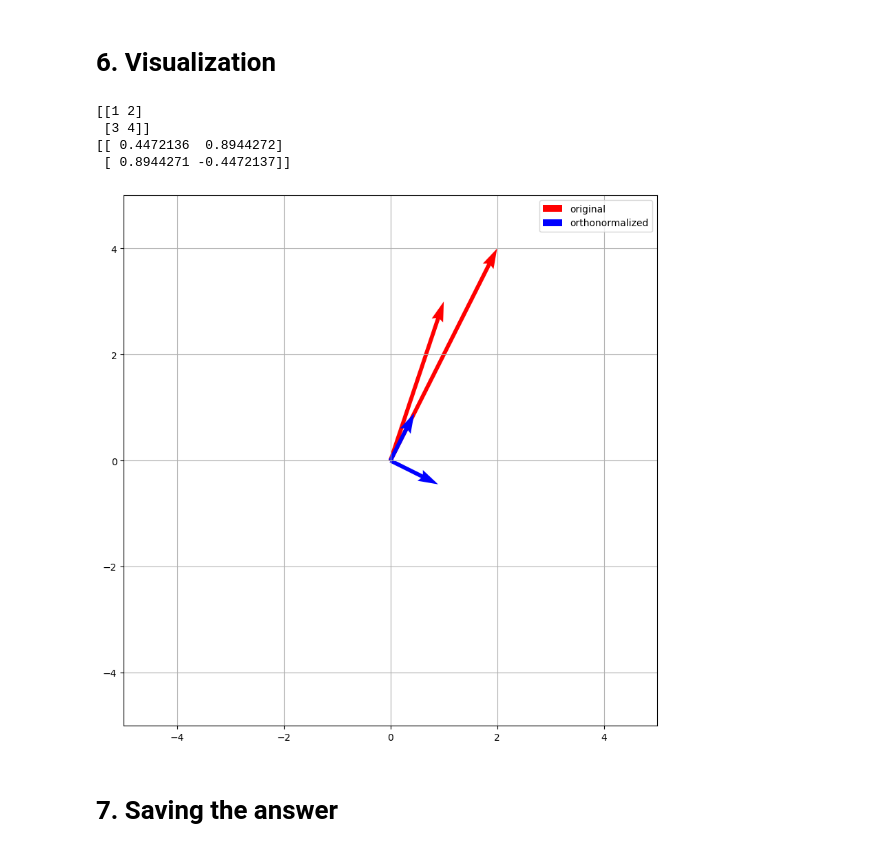
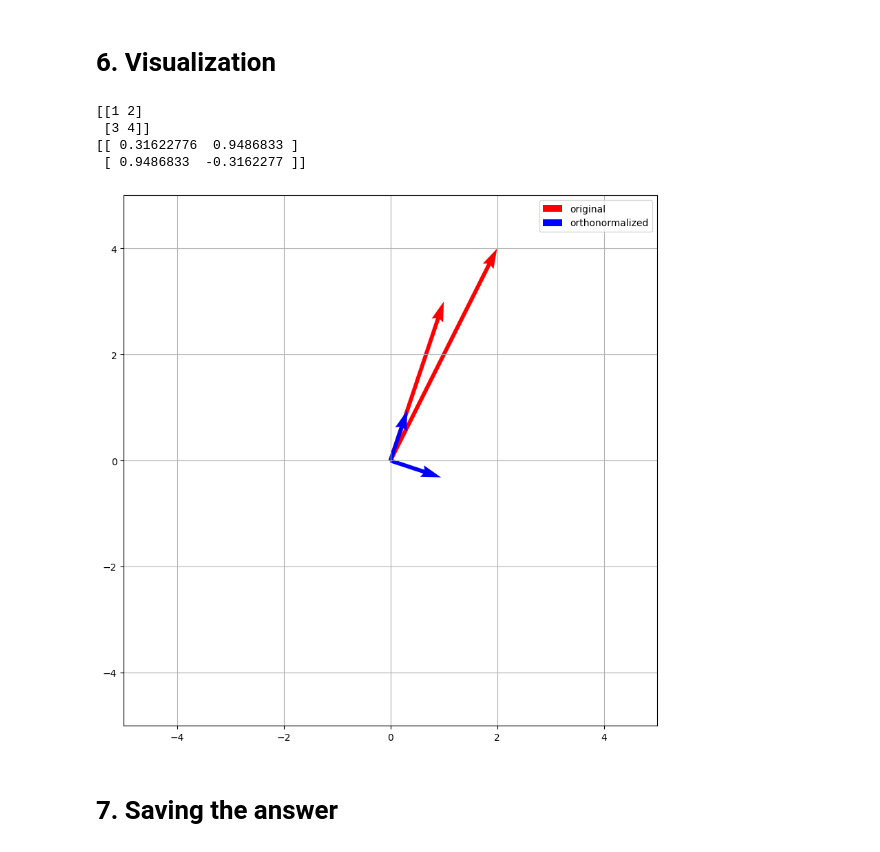
Before and after one commit to Wxrinsodel/linear-algebra-part-1, a Jupyter notebook: .laborantum/texts/course/1. Vectors/Vectors Practice/task.ipynb, the cells around one changed output. Saved outputs shown, nothing was run; the diff lists cells and outputs as text; code cells hidden in the pictures.

Commit message:
finish Vectors

```diff
--- a/.laborantum/texts/course/1. Vectors/Vectors Practice/task.ipynb
+++ b/.laborantum/texts/course/1. Vectors/Vectors Practice/task.ipynb
@@ -43,7 +43,8 @@ array[6, 2] i64 n=12 x∈[-9, 9] μ=0.667 σ=6.032
 - Apply this function to all the inputs
 # %%
 def get_lengths(X):
-    res = np.sqrt(X[0]** 2 + X[1] ** 2)
+    res = np.linalg.norm(X, axis=0)
+    #np.linalg.norm means that we calculate the norm of each column vector in X
     return res
 # %%
 answers['lengths'] = [
@@ -109,8 +114,3 @@ plt.show()
 Write a function that calculates
 - cosine similarity between the vectors ($\cos \theta$)
 - use $10^{-8}$ additional constant in the denominator for the sake of numerical stability
-# %%
-def get_cosine(X):
-    res = None
-    res = np.dot(X[0], X[1]) / (answers['lengths'][0] * answers['lengths'][1])
-    return res
@@ -130,19 +141,18 @@ Create a pair of orthonormal vectors
 - Take the second vector, remove the collinear component to the first one
 - Normalize it
 # %%
+def get_orthonormal(X):
+    # X shape: (N, 2), each column is a vector
+    v1 = X[:, 0]
+    v1_norm = v1 / (np.linalg.norm(v1) + 1e-8)
 
-def get_orthonormal(X):
-    res = X.copy().astype('float32')
-
-    v1 = res[0]
-    v1_norm = v1 /(np.linalg.norm(v1) + 1e-8)
-
-    v2 = res[1]
+    v2 = X[:, 1]
     proj = np.dot(v2, v1_norm) * v1_norm
     v2_orth = v2 - proj
     v2_norm = v2_orth / (np.linalg.norm(v2_orth) + 1e-8)
 
-    return np.stack([v1_norm, v2_norm])
+    # Stack as columns to match input shape
+    return np.stack([v1_norm, v2_norm], axis=1).astype(np.float32)
 # %%
 answers['orthonormal'] = [
     get_orthonormal(**inp) for inp in inputs
@@ -152,32 +162,32 @@ answers['orthonormal'] = [
 # %%
 import numpy as np
 import matplotlib.pyplot as plt
 
 plt.figure(figsize=(10, 10))
 ax = plt.gca()
-X = inputs[0]['X']
-print(X)
-vecs = np.concatenate([np.zeros_like(X), X.T], axis=1)
-X, Y, U, V = zip(*vecs)
-ax.quiver(X, Y, U, V, angles='xy', scale_units='xy', scale=1, color = 'red')
+X_plot = inputs[0]['X']
+print(X_plot)
+vecs_plot = np.concatenate([np.zeros_like(X_plot), X_plot.T], axis=1)
+X0, Y0, U0, V0 = zip(*vecs_plot)
+ax.quiver(X0, Y0, U0, V0, angles='xy', scale_units='xy', scale=1, color='red')
 
-X = answers['orthonormal'][0]
-print(X)
-norms = np.concatenate([np.zeros_like(X), X.T], axis=1)
-X, Y, U, V = zip(*norms)
-ax.quiver(X, Y, U, V, angles='xy', scale_units='xy', scale=1, color = 'blue')
+X_orth = answers['orthonormal'][0]
+print(X_orth)
+norms_plot = np.concatenate([np.zeros_like(X_orth), X_orth.T], axis=1)
+X1, Y1, U1, V1 = zip(*norms_plot)
+ax.quiver(X1, Y1, U1, V1, angles='xy', scale_units='xy', scale=1, color='blue')
 ax.set_xlim([-5, 5])
 ax.set_ylim([-5, 5])
 plt.draw()
 plt.grid()
 plt.legend(['original', 'orthonormalized'])
 plt.show()
 # %% [output]
 [[1 2]
  [3 4]]
-[[ 0.4472136  0.8944272]
- [ 0.8944271 -0.4472137]]
+[[ 0.31622776  0.9486833 ]
+ [ 0.9486833  -0.3162277 ]]
-[figure, old version]
+[figure, new version]
 # %% [markdown]
 # 7. Saving the answer
 # %%
```
Also changed, not shown: parts of 5 cells of this notebook, 9 other files.
